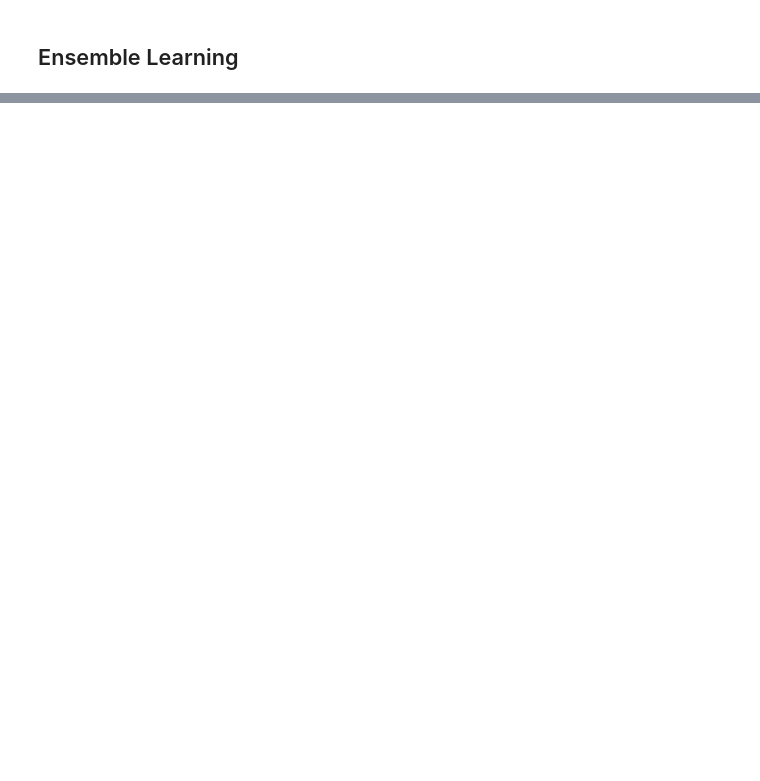
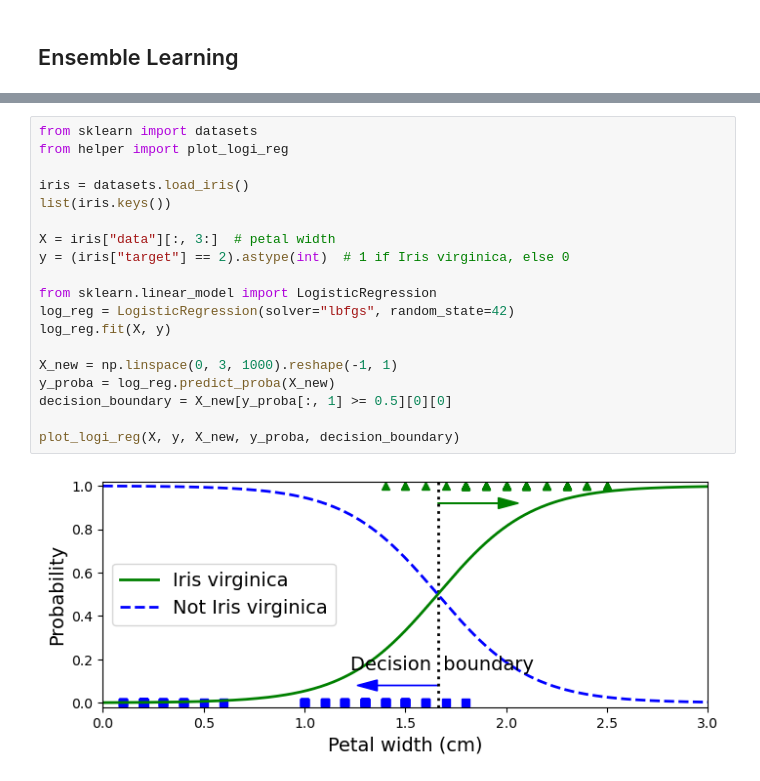
Before and after one commit to HaithamIsmail/ai-bootcamp-notebooks, a Jupyter notebook: lesson 5/traditional ml algorithms.ipynb, the cells around one changed output, grey strips where cells are left out. Saved outputs shown, nothing was run; the diff lists cells and outputs as text; blank space fills up the shorter version.

```diff
--- a/lesson 5/traditional ml algorithms.ipynb
+++ b/lesson 5/traditional ml algorithms.ipynb
@@ -351,0 +421,21 @@ Imagine gathering responses to a challenging question from thousands of individu
+# %%
+from sklearn import datasets
+from helper import plot_logi_reg
+
+iris = datasets.load_iris()
+list(iris.keys())
+
+X = iris["data"][:, 3:]  # petal width
+y = (iris["target"] == 2).astype(int)  # 1 if Iris virginica, else 0
+
+from sklearn.linear_model import LogisticRegression
+log_reg = LogisticRegression(solver="lbfgs", random_state=42)
+log_reg.fit(X, y)
+
+X_new = np.linspace(0, 3, 1000).reshape(-1, 1)
+y_proba = log_reg.predict_proba(X_new)
+decision_boundary = X_new[y_proba[:, 1] >= 0.5][0][0]
+
+plot_logi_reg(X, y, X_new, y_proba, decision_boundary)
+# %% [output]
+[figure, added]
```
Also changed, not shown: parts of 9 cells of this notebook, 7 other files.
